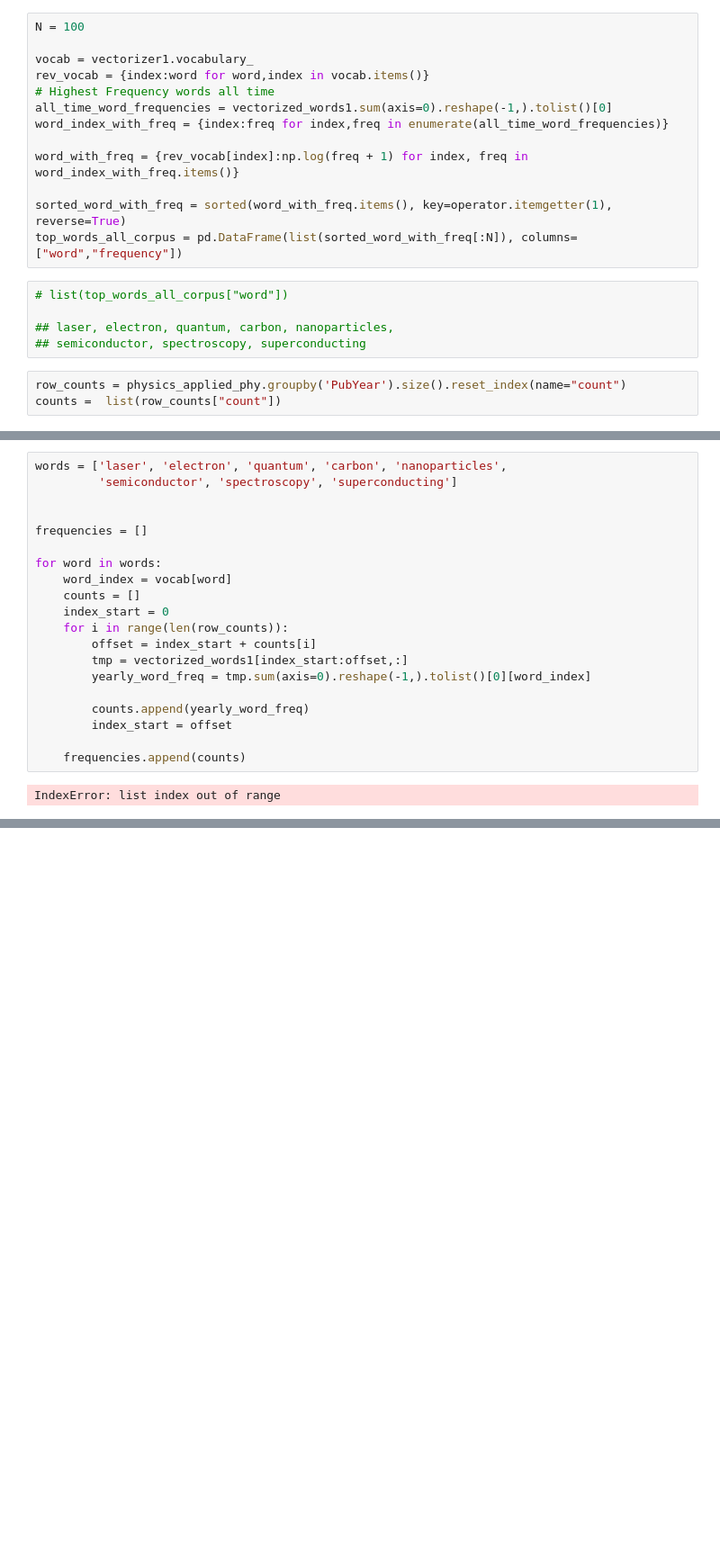
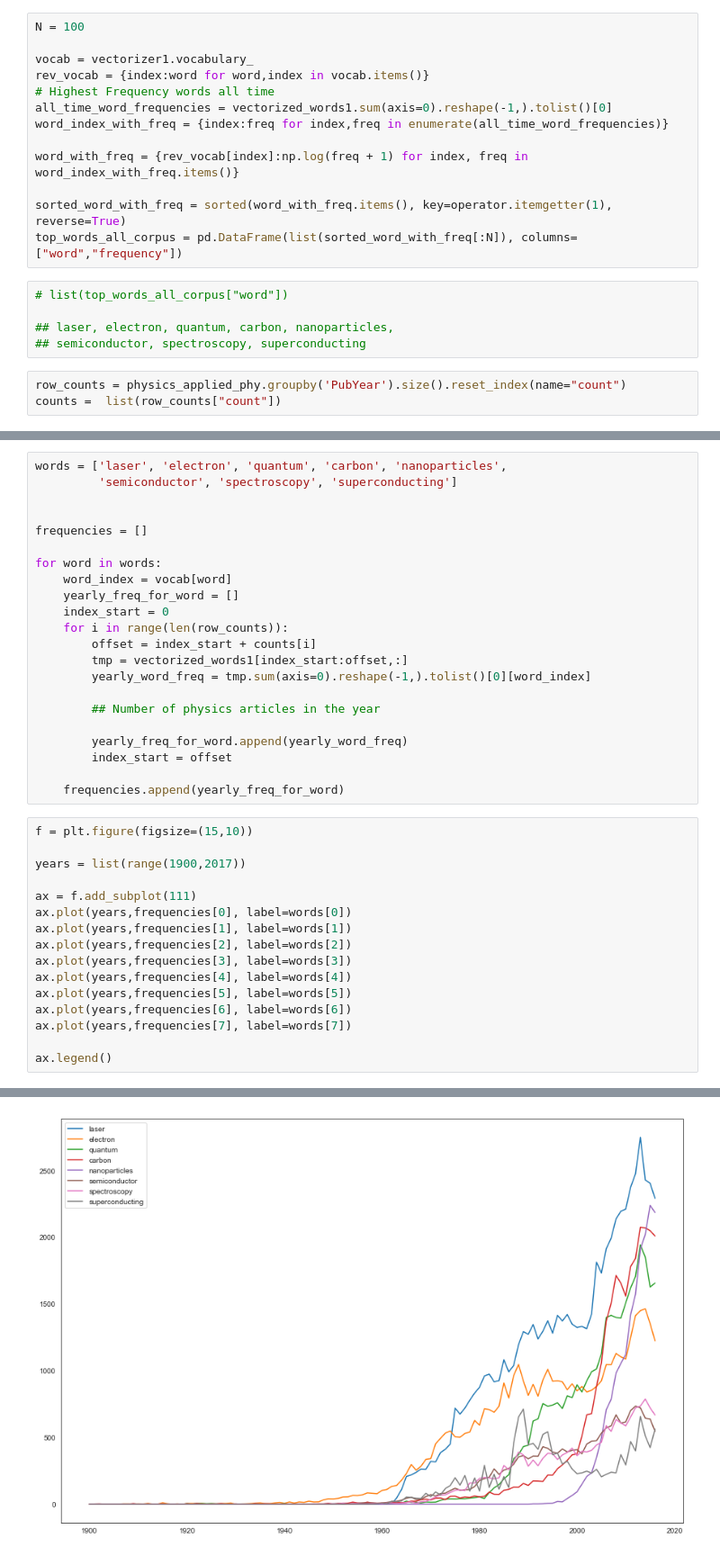
Before and after one commit to srjit/science-of-genius-title-impact, a Jupyter notebook: src/novelty-eda/Word Movement in Physics.ipynb, the cells around one changed output, grey strips where cells are left out. Shown: that part at 90% size. Saved outputs shown, nothing was run; the diff lists cells and outputs as text; blank space fills up the shorter version.

Commit message:
word movement in physics 2

```diff
--- a/src/novelty-eda/Word Movement in Physics.ipynb
+++ b/src/novelty-eda/Word Movement in Physics.ipynb
@@ -91,16 +112,33 @@ frequencies = []
 
 for word in words:
     word_index = vocab[word]
-    counts = []
+    yearly_freq_for_word = []
     index_start = 0
     for i in range(len(row_counts)):
         offset = index_start + counts[i]
         tmp = vectorized_words1[index_start:offset,:]
         yearly_word_freq = tmp.sum(axis=0).reshape(-1,).tolist()[0][word_index]
 
-        counts.append(yearly_word_freq)
+        ## Number of physics articles in the year
+
+        yearly_freq_for_word.append(yearly_word_freq)
         index_start = offset
 
-    frequencies.append(counts)
+    frequencies.append(yearly_freq_for_word)
-# %% [output]
-IndexError: list index out of range
+# %%
+f = plt.figure(figsize=(15,10))
+
+years = list(range(1900,2017))
+
+ax = f.add_subplot(111)
+ax.plot(years,frequencies[0], label=words[0])
+ax.plot(years,frequencies[1], label=words[1])
+ax.plot(years,frequencies[2], label=words[2])
+ax.plot(years,frequencies[3], label=words[3])
+ax.plot(years,frequencies[4], label=words[4])
+ax.plot(years,frequencies[5], label=words[5])
+ax.plot(years,frequencies[6], label=words[6])
+ax.plot(years,frequencies[7], label=words[7])
+
+ax.legend()
+# %% [output]
@@ -106,0 +146 @@ IndexError: list index out of range
+[figure, added]
```
Also changed, not shown: parts of 2 cells of this notebook.
